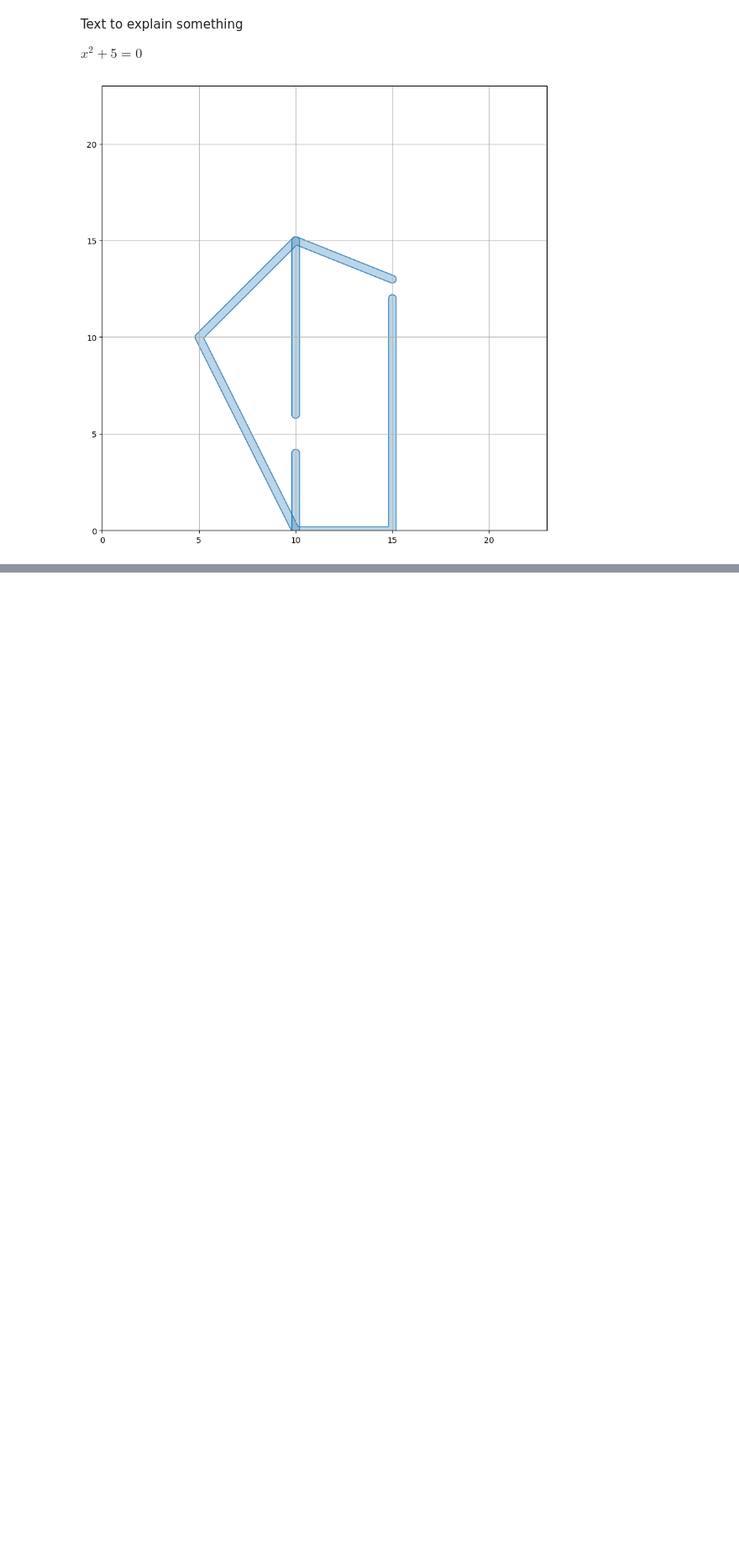
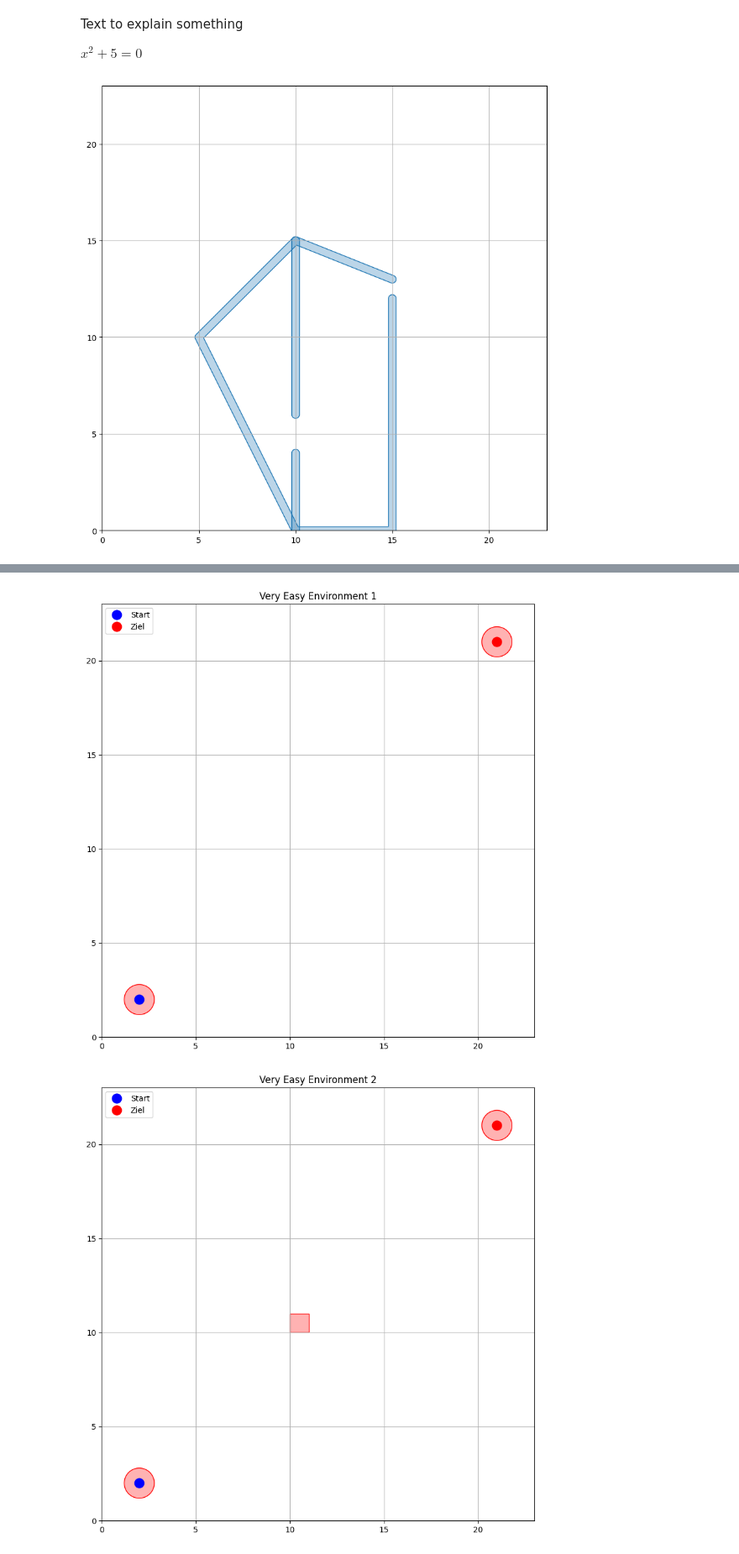
Before and after one commit to sboes/Project_task_hierarchical_planner, a Jupyter notebook: hierachical_planner.ipynb, the cells around one changed output, grey strips where cells are left out. Shown at 84% size. Saved outputs shown, nothing was run; the diff lists cells and outputs as text; code cells hidden in the pictures; blank space fills up the shorter version.

```diff
--- a/hierachical_planner.ipynb
+++ b/hierachical_planner.ipynb
@@ -273,0 +292,29 @@ Planning time: 0.88 seconds
+# %%
+envs = TestEnvironments()
+
+# Lade Umgebungen
+very_easy_env1 = envs.get_very_easy_1()
+very_easy_env2 = envs.get_very_easy_2()
+easy_env1 = envs.get_easy_1()
+easy_env2 = envs.get_easy_2()
+medium_env1 = envs.get_medium_1()
+medium_env2 = envs.get_medium_2()
+hard_env2 = envs.get_hard_2()
+hard_env3 = envs.get_hard_3()
+hard_env4 = envs.get_very_hard_1()
+hard_env5 = envs.get_very_hard_2()
+
+# Zeichne mit Titeln
+envs.draw_scene(very_easy_env1, title="Very Easy Environment 1")
+envs.draw_scene(very_easy_env2, title="Very Easy Environment 2")
+envs.draw_scene(easy_env1, title="Easy Environment 1")
+envs.draw_scene(easy_env2, title="Easy Environment 2")
+envs.draw_scene(medium_env1, title="Medium Environment 1")
+envs.draw_scene(medium_env2, title="Medium Environment 2")
+envs.draw_scene(hard_env2, title="Hard Environment 2")
+envs.draw_scene(hard_env3, title="Hard Environment 3")
+envs.draw_scene(hard_env4, title="Hard Environment 4")
+envs.draw_scene(hard_env5, title="Hard Environment 5")
+# %% [output]
+[figure, added]
+[figure, added]
```
Also changed, not shown: parts of 26 cells of this notebook, 4 other files.
